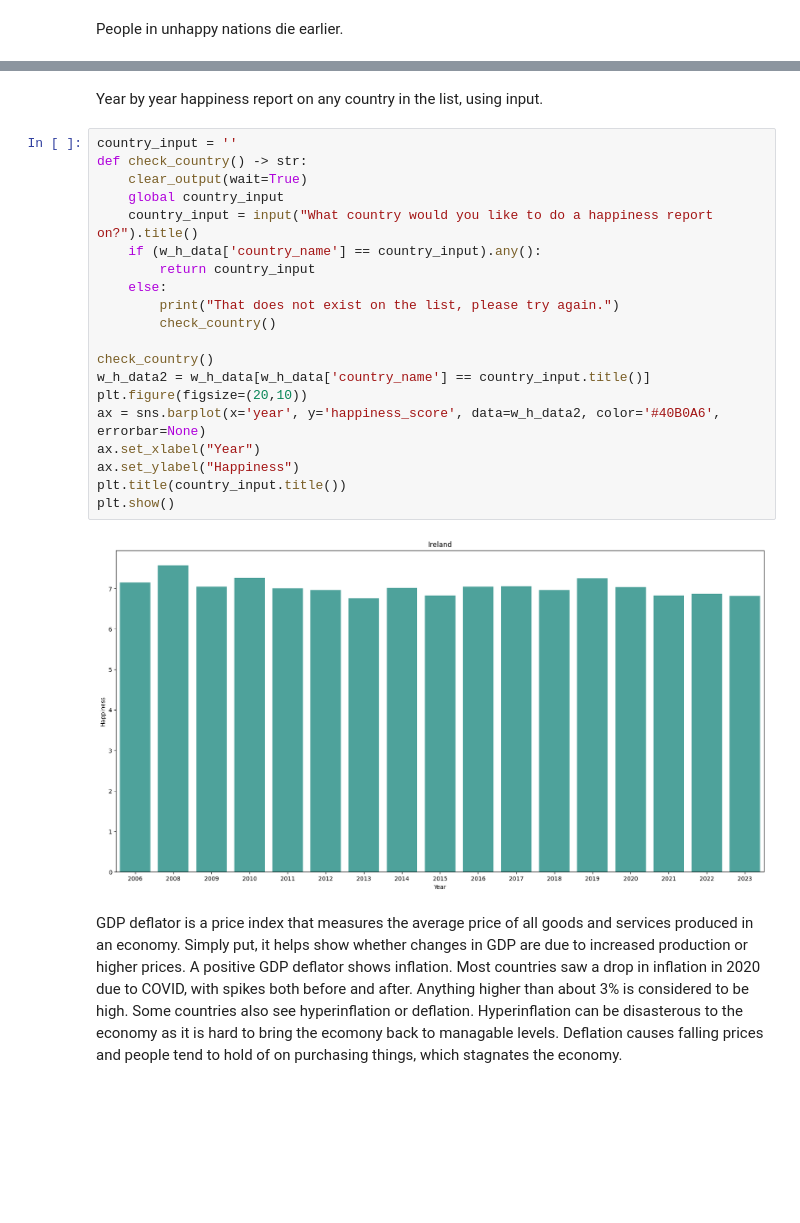
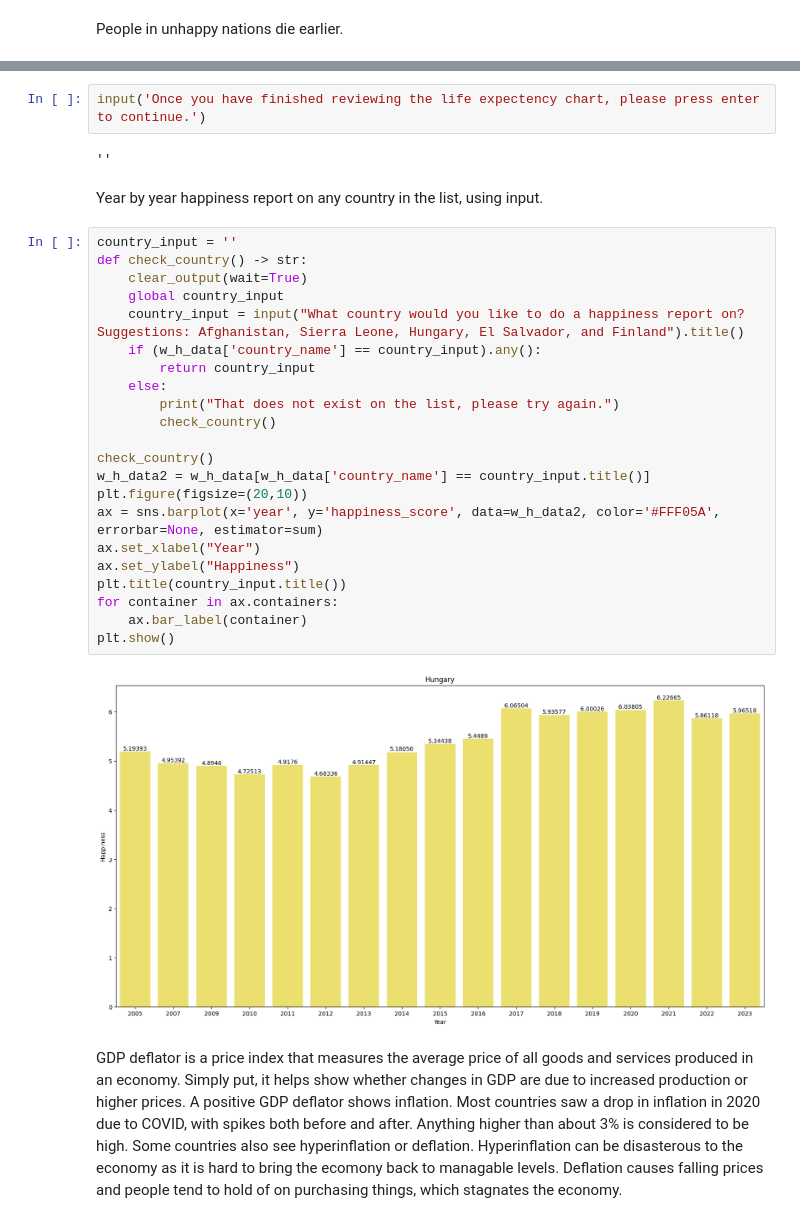
Before and after one commit to tara-hylton/world_happiness, a Jupyter notebook: world happiness.ipynb, the cells around one changed output, grey strips where cells are left out. Saved outputs shown, nothing was run; the diff lists cells and outputs as text; blank space fills up the shorter version.

Commit message:
more charts and insights added

```diff
--- a/world happiness.ipynb
+++ b/world happiness.ipynb
@@ -334,27 +328,33 @@ plt.show()
+# %%
+input('Once you have finished reviewing the life expectency chart, please press enter to continue.')
+# %% [output]
+''
 # %% [markdown]
 Year by year happiness report on any country in the list, using input.
 # %%
 country_input = ''
 def check_country() -> str:
     clear_output(wait=True)
     global country_input
-    country_input = input("What country would you like to do a happiness report on?").title()
+    country_input = input("What country would you like to do a happiness report on? Suggestions: Afghanistan, Sierra Leone, Hungary, El Salvador, and Finland").title()
     if (w_h_data['country_name'] == country_input).any():
         return country_input
     else:
         print("That does not exist on the list, please try again.")
         check_country()
 
 check_country()
 w_h_data2 = w_h_data[w_h_data['country_name'] == country_input.title()]
 plt.figure(figsize=(20,10))
-ax = sns.barplot(x='year', y='happiness_score', data=w_h_data2, color='#40B0A6', errorbar=None)
+ax = sns.barplot(x='year', y='happiness_score', data=w_h_data2, color='#FFF05A', errorbar=None, estimator=sum)
 ax.set_xlabel("Year")
 ax.set_ylabel("Happiness")
 plt.title(country_input.title())
+for container in ax.containers:
+    ax.bar_label(container)
 plt.show()
 # %% [output]
-[figure, old version]
+[figure, new version]
 # %% [markdown]
 GDP deflator is a price index that measures the average price of all goods and services produced in an economy. Simply put, it helps show whether changes in GDP are due to increased production or higher prices. A positive GDP deflator shows inflation. Most countries saw a drop in inflation in 2020 due to COVID, with spikes both before and after. Anything higher than about 3% is considered to be high. Some countries also see hyperinflation or deflation. Hyperinflation can be disasterous to the economy as it is hard to bring the ecomony back to managable levels. Deflation causes falling prices and people tend to hold of on purchasing things, which stagnates the economy.
 # %%
```
Also changed, not shown: parts of 23 cells of this notebook, 4 other files.
